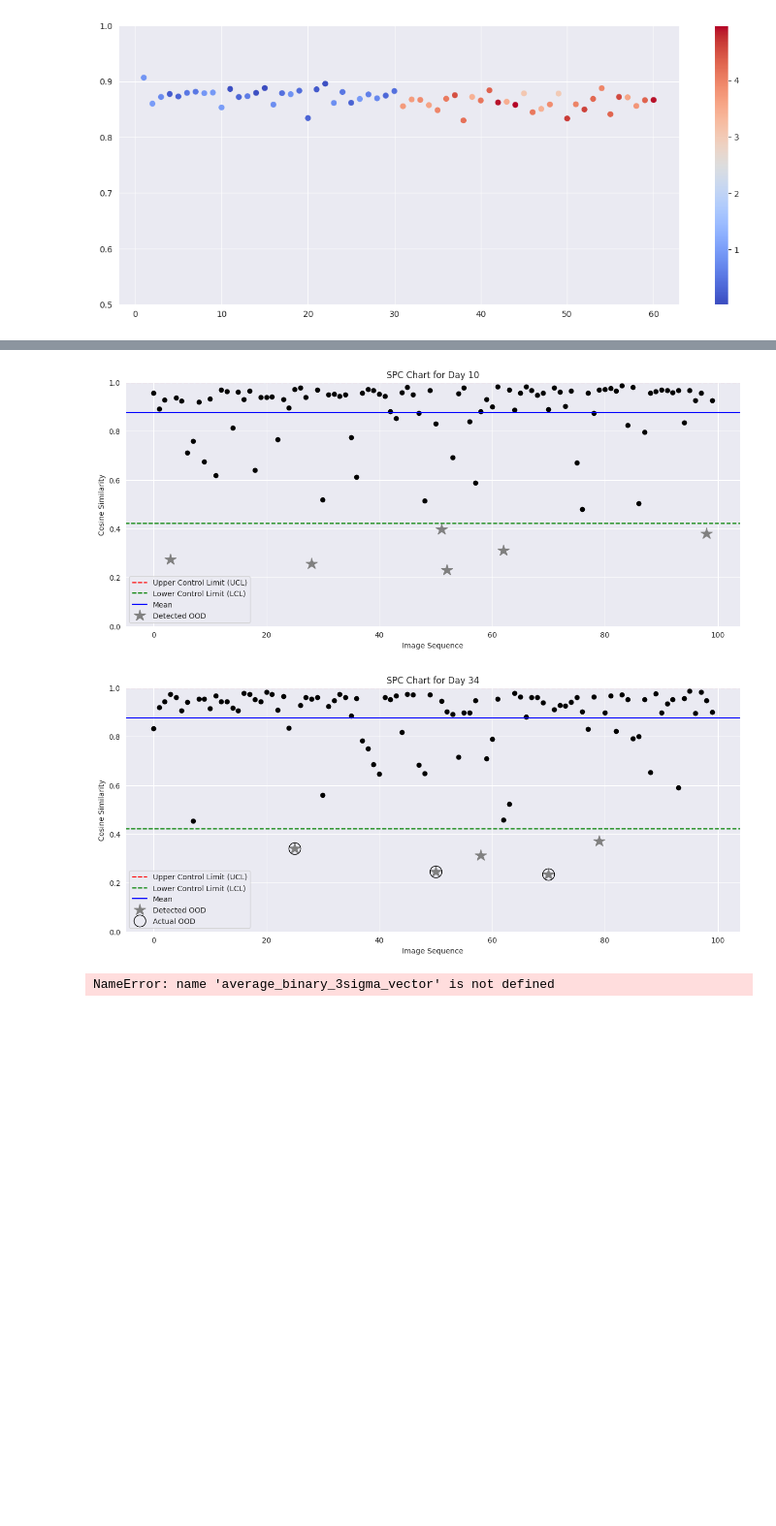
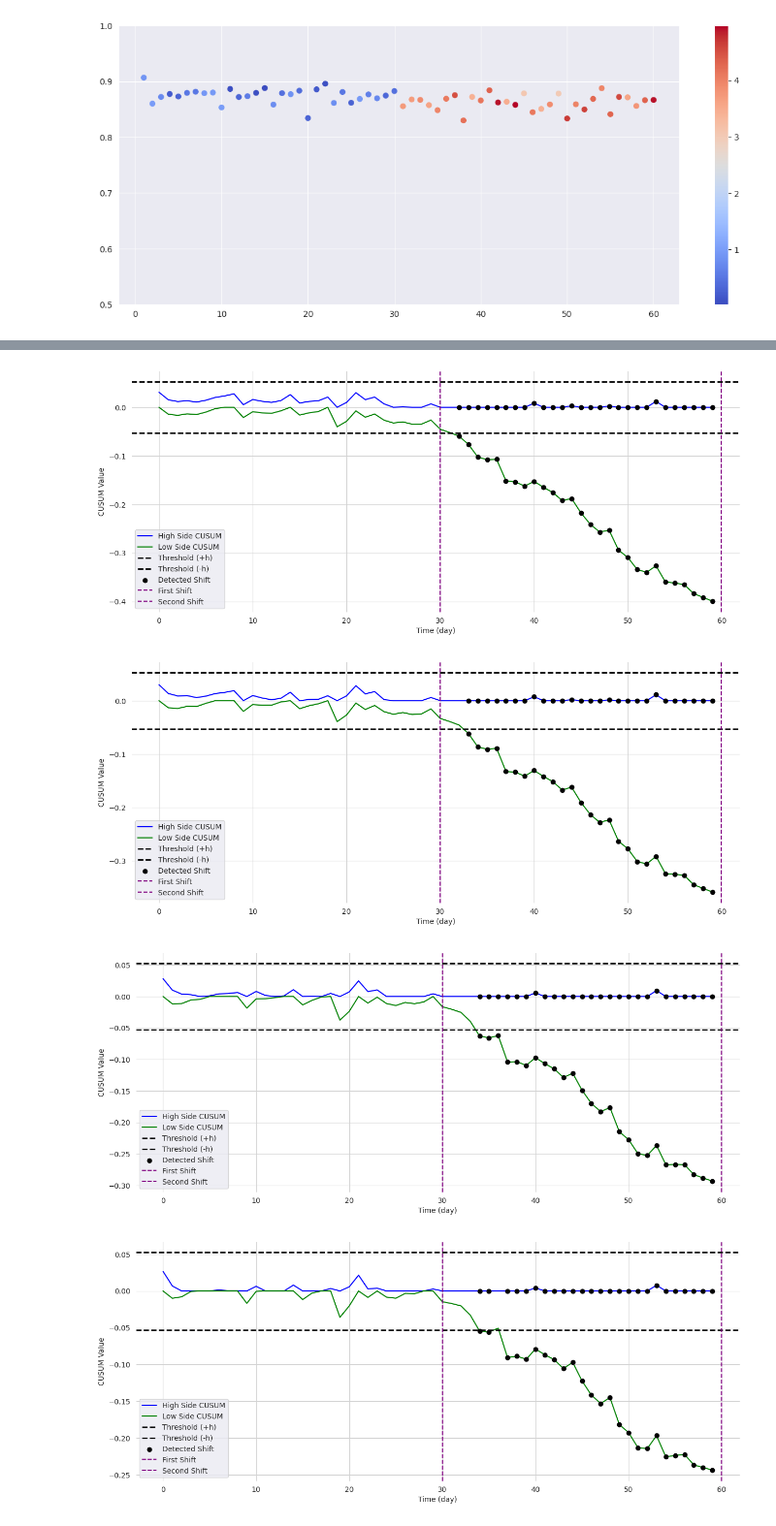
Before and after one commit to kvenkatesh5/AI_monitoring, a Jupyter notebook: notebooks/CT_SPC_Simulation.ipynb, the cells around one changed output, grey strips where cells are left out. Shown at 97% size. Cells and saved outputs as stored; diff of their text form; code cells hidden in the pictures; blank space fills up the shorter version.

```diff
--- a/notebooks/CT_SPC_Simulation.ipynb
+++ b/notebooks/CT_SPC_Simulation.ipynb
@@ -466,47 +253,0 @@ for i, day in enumerate(sample_days):
-# %%
-# Per-image control limits based on individual images collected pre-shift
-pre_shift_data = all_data[:30]
-mean_pre_shift = np.mean(pre_shift_data)
-std_pre_shift = np.std(pre_shift_data)
-upper_control_limit = np.clip(mean_pre_shift + 3 * std_pre_shift, a_min=0.0, a_max=1.0)
-lower_control_limit = np.clip(mean_pre_shift - 3 * std_pre_shift, a_min=0.0, a_max=1.0)
-
-# Let's create a function to plot SPC chart for given day, using train control limits
-def plot_spc_chart(day_data, day_labels, day_number):
-    # Plot the SPC chart
-    fig, ax = plt.subplots(figsize=(15, 6))
-    ax.scatter(list(range(images_per_day)), day_data, marker='o', linestyle='-', color='k')  # Black color for plot
-
-    # Plot control limits and mean
-    ax.axhline(upper_control_limit, color='r', linestyle='--', label='Upper Control Limit (UCL)')  # Red color for UCL
-    ax.axhline(lower_control_limit, color='g', linestyle='--', label='Lower Control Limit (LCL)')  # Green color for LCL
-    ax.axhline(mean_pre_shift, color='b', linestyle='-', label='Mean')  # Blue color for mean
-
-    # Highlight out-of-distribution points and draw a circle around them as known ground truth
-    for i, (val, label) in enumerate(zip(day_data, day_labels)):
-        if np.abs(val - mean_pre_shift) >= 3*std_pre_shift:
-            ax.plot(i, val, '*', color='grey', markersize=16, label='Detected OOD')
-        if label == 'out-dist':
-            # ax.scatter(i, val, color='red', marker='o', s=50)  # Red circles for known out-of-control points
-            # ax.scatter(i, val, facecolors='none', edgecolors='blue', marker='o', s=200)  # Blue circle around the point
-            ax.plot(i, val, marker='o', markersize=16, linestyle='None', color='black', mfc='none', label='Actual OOD')
-
-    ax.set_title(f'SPC Chart for {day_number}')
-    ax.set_xlabel('Image Sequence')
-    ax.set_ylabel('Cosine Similarity')
-    ax.set_ylim([0, 1])
-    handles, labels = plt.gca().get_legend_handles_labels()
-    by_label = dict(zip(labels, handles))
-    plt.legend(by_label.values(), by_label.keys())
-    ax.grid(True)
-
-    plt.show()
-
-
-# Now we plot the SPC charts
-for day, day_number in enumerate(sample_days, start=1):
-  day_title = f'Day {day_number}'  # Create a title string for the chart
-  plot_spc_chart(day_data[day], day_labels[day], day_title)
-# %% [output]
-[figure, removed]
-[figure, removed]
@@ -539,12 +253,0 @@ def bernoulli_cusum(data, p, k, h):
-# %%
-"""Bernoulli CUSUM Parameters"""
-n = len(average_binary_3sigma_vector)
-p_initial = 0.01
-p_shift = 0.05
-shift_point = 30
-# thresholds = [1, 2, 3, 4, 5]
-thresholds = [4]
-p_expected = p_initial
-k = 0.5 * (p_shift - p_initial)
-# %% [output]
-NameError: name 'average_binary_3sigma_vector' is not defined
@@ -618,0 +254,16 @@ print(metrics_df)
+# %%
+"""CUSUM"""
+# Specify the control parameters and the threshold
+pre_change_days = 30  # Number of days the process is in-control
+total_days = 60  # Total number of days in the dataset
+control_limit = 4  # Multiplier for control limit
+detector = CUSUM_detector.CUSUMChangeDetector(pre_change_days, total_days)
+# %%
+ks = [0.1, 0.25, 0.5, 0.75, 1.0]
+for k in ks:
+    detector.changeDetection(CUSUM_data_average_day, pre_change_days, total_days, control_limit, k, save_plot=False)
+# %% [output]
+[figure, added]
+[figure, added]
+[figure, added]
+[figure, added]
```
Also changed, not shown: parts of 20 cells of this notebook, 15 other files.
